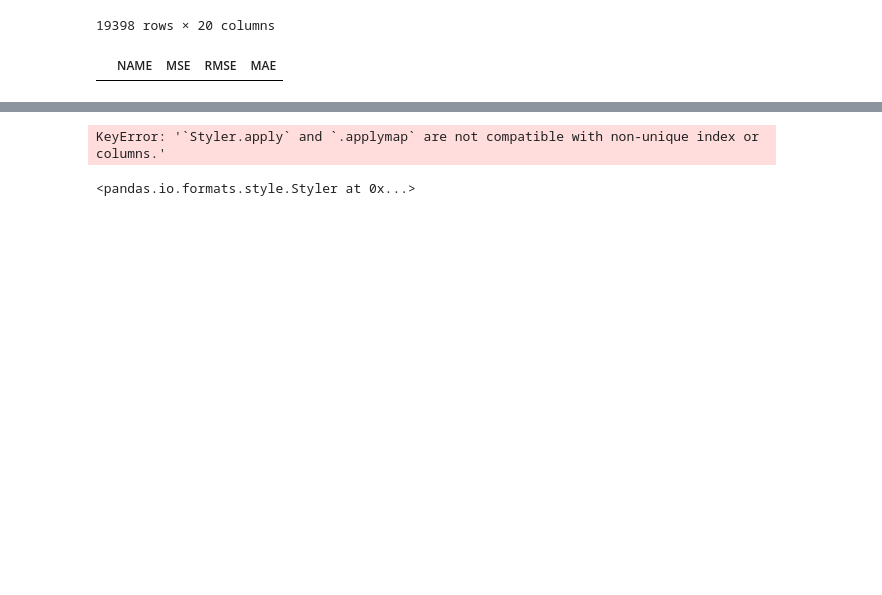
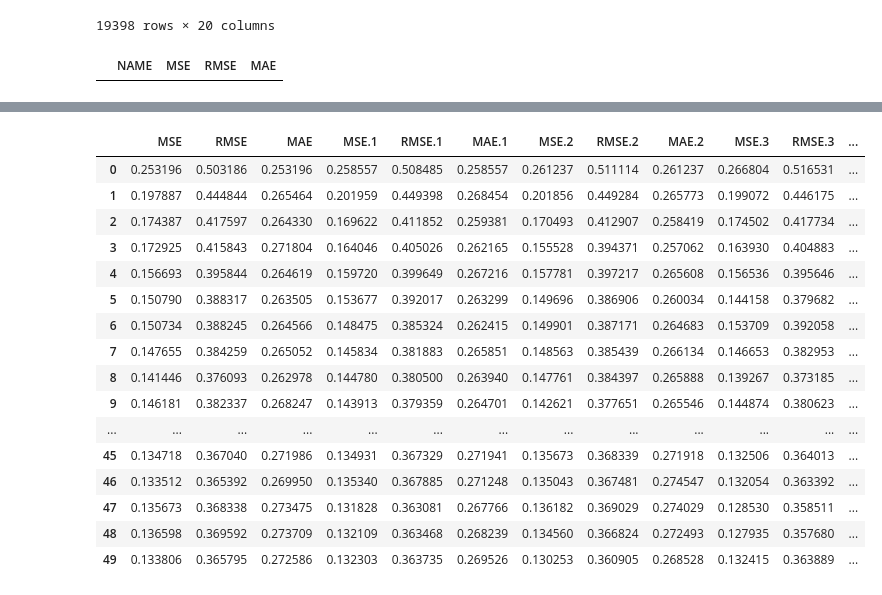
Before and after one commit to robertomanzanolopez/nba_statistics_prediction, a Jupyter notebook: empezando.ipynb, the cells around one changed output, grey strips where cells are left out. Cells and saved outputs as stored; diff of their text form; code cells hidden in the pictures; blank space fills up the shorter version.

```diff
--- a/empezando.ipynb
+++ b/empezando.ipynb
@@ -108,8 +108 @@ metrics_results_kn
 50 rows × 31 columns
-# %%
-metrics_results_kn.style.highlight_min(subset=[
-
-], color = 'lightgreen', axis = 0)
-# %% [output]
-KeyError: '`Styler.apply` and `.applymap` are not compatible with non-unique index or columns.'
-<pandas.io.formats.style.Styler at 0x...>
@@ -116,3 +111,26 @@ KeyError: '`Styler.apply` and `.applymap` are not compatible with non-unique ind
+# %%
+metrics_results_kn = pd.read_csv('metrics_results_kn.csv')
+metrics_results_kn = metrics_results_kn.drop('Unnamed: 0', axis=1)
+# %%
+metrics_results_kn.select_dtypes(include=[np.number, np.datetime64]).style.highlight_min(color='lightgreen', axis=1)
+# %% [output]
+|  | MSE | RMSE | MAE | MSE.1 | RMSE.1 | MAE.1 | MSE.2 | RMSE.2 | MAE.2 | MSE.3 | RMSE.3 | ... |
+| 0 | 0.253196 | 0.503186 | 0.253196 | 0.258557 | 0.508485 | 0.258557 | 0.261237 | 0.511114 | 0.261237 | 0.266804 | 0.516531 | ... |
+| 1 | 0.197887 | 0.444844 | 0.265464 | 0.201959 | 0.449398 | 0.268454 | 0.201856 | 0.449284 | 0.265773 | 0.199072 | 0.446175 | ... |
+| 2 | 0.174387 | 0.417597 | 0.264330 | 0.169622 | 0.411852 | 0.259381 | 0.170493 | 0.412907 | 0.258419 | 0.174502 | 0.417734 | ... |
+| 3 | 0.172925 | 0.415843 | 0.271804 | 0.164046 | 0.405026 | 0.262165 | 0.155528 | 0.394371 | 0.257062 | 0.163930 | 0.404883 | ... |
+| 4 | 0.156693 | 0.395844 | 0.264619 | 0.159720 | 0.399649 | 0.267216 | 0.157781 | 0.397217 | 0.265608 | 0.156536 | 0.395646 | ... |
+| 5 | 0.150790 | 0.388317 | 0.263505 | 0.153677 | 0.392017 | 0.263299 | 0.149696 | 0.386906 | 0.260034 | 0.144158 | 0.379682 | ... |
+| 6 | 0.150734 | 0.388245 | 0.264566 | 0.148475 | 0.385324 | 0.262415 | 0.149901 | 0.387171 | 0.264683 | 0.153709 | 0.392058 | ... |
+| 7 | 0.147655 | 0.384259 | 0.265052 | 0.145834 | 0.381883 | 0.265851 | 0.148563 | 0.385439 | 0.266134 | 0.146653 | 0.382953 | ... |
+| 8 | 0.141446 | 0.376093 | 0.262978 | 0.144780 | 0.380500 | 0.263940 | 0.147761 | 0.384397 | 0.265888 | 0.139267 | 0.373185 | ... |
+| 9 | 0.146181 | 0.382337 | 0.268247 | 0.143913 | 0.379359 | 0.264701 | 0.142621 | 0.377651 | 0.265546 | 0.144874 | 0.380623 | ... |
+| ... | ... | ... | ... | ... | ... | ... | ... | ... | ... | ... | ... | ... |
+| 45 | 0.134718 | 0.367040 | 0.271986 | 0.134931 | 0.367329 | 0.271941 | 0.135673 | 0.368339 | 0.271918 | 0.132506 | 0.364013 | ... |
+| 46 | 0.133512 | 0.365392 | 0.269950 | 0.135340 | 0.367885 | 0.271248 | 0.135043 | 0.367481 | 0.274547 | 0.132054 | 0.363392 | ... |
+| 47 | 0.135673 | 0.368338 | 0.273475 | 0.131828 | 0.363081 | 0.267766 | 0.136182 | 0.369029 | 0.274029 | 0.128530 | 0.358511 | ... |
+| 48 | 0.136598 | 0.369592 | 0.273709 | 0.132109 | 0.363468 | 0.268239 | 0.134560 | 0.366824 | 0.272493 | 0.127935 | 0.357680 | ... |
+| 49 | 0.133806 | 0.365795 | 0.272586 | 0.132303 | 0.363735 | 0.269526 | 0.130253 | 0.360905 | 0.268528 | 0.132415 | 0.363889 | ... |
 # %%
 #dt
 metrics_results = pd.DataFrame(columns=['NAME', 'MSE','RMSE', 'MAE'])
```
Also changed, not shown: parts of 9 cells of this notebook, 1 other file.
